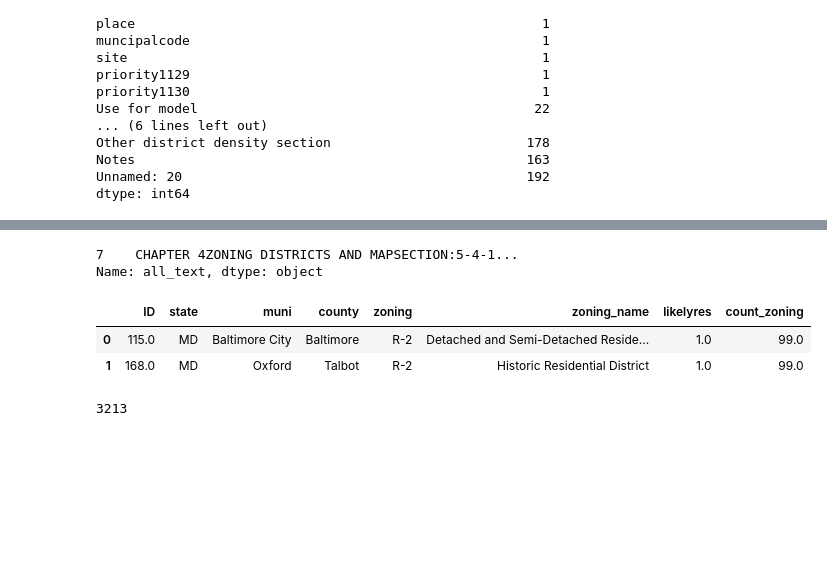
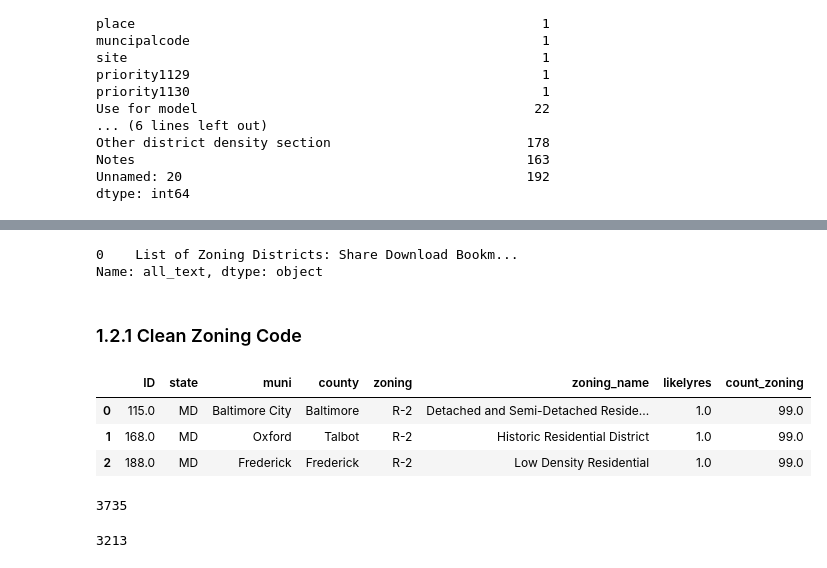
Before and after one commit to aviupadhyayula/freddie-mac, a Jupyter notebook: doc-reader/notebooks/7-zoning-code-matching-xy.ipynb, the cells around one changed output, grey strips where cells are left out. Drawn from its saved outputs; the diff is of its cells as text; code cells hidden in the pictures; blank space fills up the shorter version.

Commit message:
Zoning Code Match Update

```diff
--- a/doc-reader/notebooks/7-zoning-code-matching-xy.ipynb
+++ b/doc-reader/notebooks/7-zoning-code-matching-xy.ipynb
@@ -373,6 +433,6 @@ codelibrary_results.head(7)
 # %%
-codelibrary_results.query('muni == "MINOOKA"').all_text
+codelibrary_results.query('muni == "DANVILLE"').all_text
 # %% [output]
-7    CHAPTER 4ZONING DISTRICTS AND MAPSECTION:5-4-1...
+0    List of Zoning Districts: Share Download Bookm...
 Name: all_text, dtype: object
 # %%
@@ -380,9 +440,15 @@ codelibrary_results.to_csv('../data/codelibrary_results_1208.csv', index = False
+# %% [markdown]
+### 1.2.1 Clean Zoning Code
 # %%
 zoning_code_julia = pd.read_csv('../data/zoning_codes_julia.csv')
-zoning_code_julia.head(2)
-# count_zoning >2
+zoning_code_julia.head(3)
 # %% [output]
 |  | ID | state | muni | county | zoning | zoning_name | likelyres | count_zoning |
 | 0 | 115.0 | MD | Baltimore City | Baltimore | R-2 | Detached and Semi-Detached Reside... | 1.0 | 99.0 |
 | 1 | 168.0 | MD | Oxford | Talbot | R-2 | Historic Residential District | 1.0 | 99.0 |
+| 2 | 188.0 | MD | Frederick | Frederick | R-2 | Low Density Residential | 1.0 | 99.0 |
+# %%
+len(zoning_code_julia.zoning.values)
+# %% [output]
+3735
 # %%
```
Also changed, not shown: parts of 27 cells of this notebook, 13 other files.
